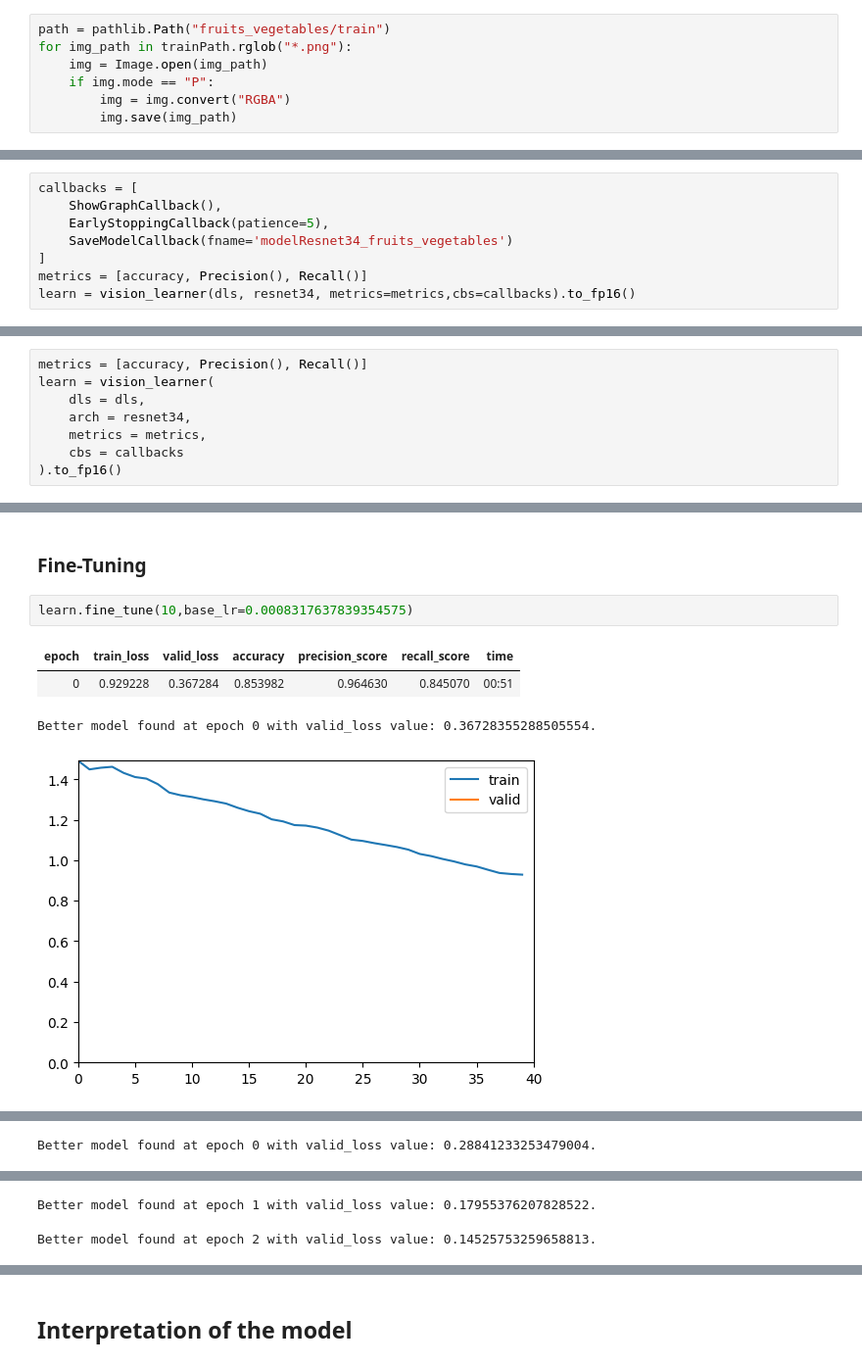
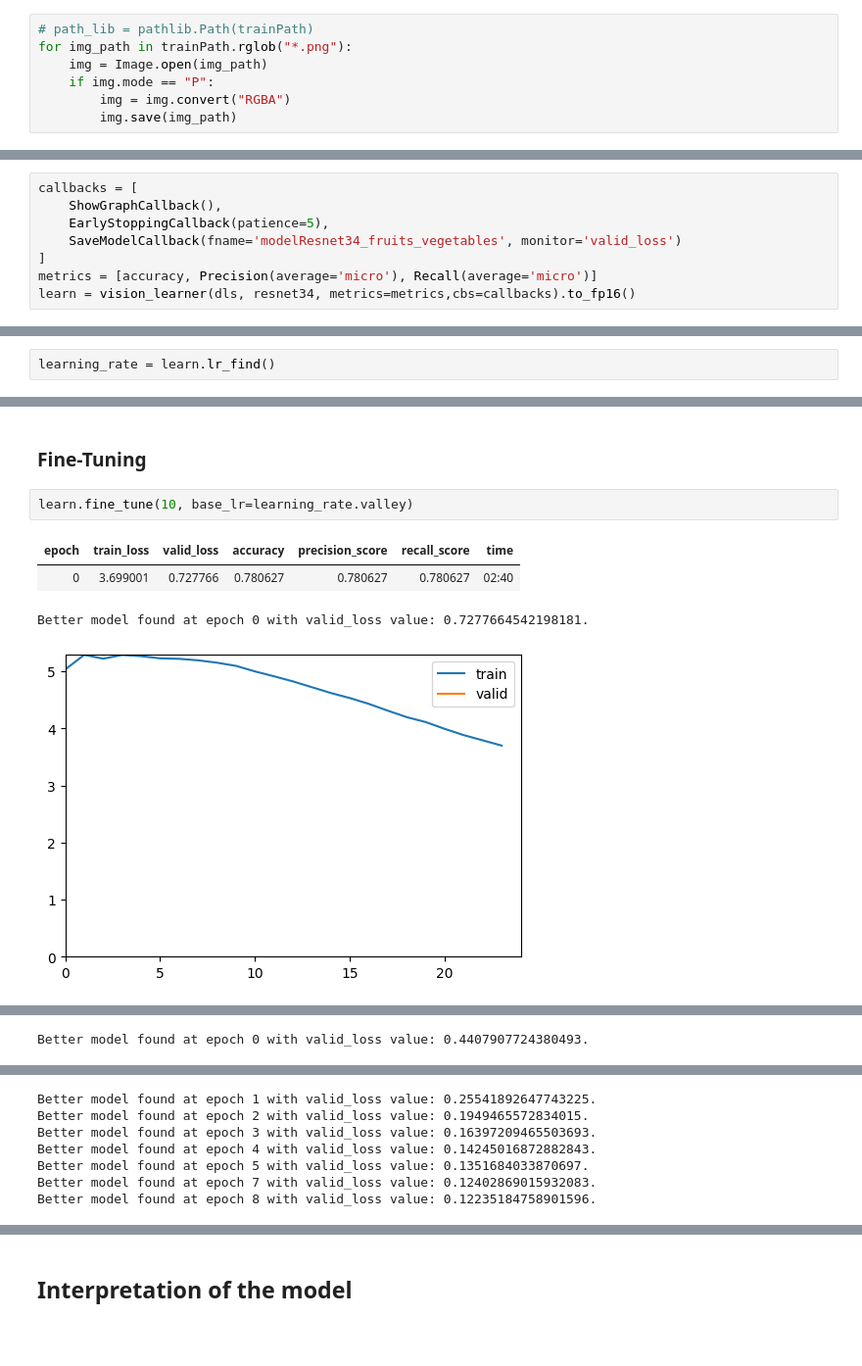
Before and after one commit to Elina-Filatova/image-classifier-deep-learning, a Jupyter notebook: training_model.ipynb, the cells around one changed output, grey strips where cells are left out. Shown at 98% size. Cells and saved outputs as stored; diff of their text form; blank space fills up the shorter version.

Commit message:
training model, evaluation, uploaded model on hugging face

```diff
--- a/training_model.ipynb
+++ b/training_model.ipynb
@@ -66,7 +63,7 @@ validatePath = path/'validation'
 # %% [markdown]
 ### Datablock
 # %%
-path = pathlib.Path("fruits_vegetables/train")
+# path_lib = pathlib.Path(trainPath)
 for img_path in trainPath.rglob("*.png"):
     img = Image.open(img_path)
     if img.mode == "P":
@@ -98,7 +95,7 @@ dls.show_batch()
 callbacks = [
     ShowGraphCallback(),
     EarlyStoppingCallback(patience=5),
-    SaveModelCallback(fname='modelResnet34_fruits_vegetables')
+    SaveModelCallback(fname='modelResnet34_fruits_vegetables', monitor='valid_loss')
 ]
-metrics = [accuracy, Precision(), Recall()]
+metrics = [accuracy, Precision(average='micro'), Recall(average='micro')]
 learn = vision_learner(dls, resnet34, metrics=metrics,cbs=callbacks).to_fp16()
@@ -105,12 +104,4 @@ learn = vision_learner(dls, resnet34, metrics=metrics,cbs=callbacks).to_fp16()
 # %% [markdown]
 ### Building the model
-# %%
-metrics = [accuracy, Precision(), Recall()]
-learn = vision_learner(
-    dls = dls,
-    arch = resnet34,
-    metrics = metrics,
-    cbs = callbacks
-).to_fp16()
 # %% [markdown]
 ### Learning Rate Finder
@@ -124,0 +108,2 @@ Learning Rate Finder
+# %%
+learning_rate = learn.lr_find()
@@ -125,10 +113,10 @@ Learning Rate Finder
 # %% [markdown]
 ### Fine-Tuning
 # %%
-learn.fine_tune(10,base_lr=0.0008317637839354575)
+learn.fine_tune(10, base_lr=learning_rate.valley)
 # %% [output]
 | epoch | train_loss | valid_loss | accuracy | precision_score | recall_score | time |
-| 0 | 0.929228 | 0.367284 | 0.853982 | 0.964630 | 0.845070 | 00:51 |
+| 0 | 3.699001 | 0.727766 | 0.780627 | 0.780627 | 0.780627 | 02:40 |
-Better model found at epoch 0 with valid_loss value: 0.36728355288505554.
+Better model found at epoch 0 with valid_loss value: 0.7277664542198181.
-[figure, old version]
+[figure, new version]
 | epoch | train_loss | valid_loss | accuracy | precision_score | recall_score | time |
@@ -145 +133 @@ Better model found at epoch 0 with valid_loss value: 0.36728355288505554.
-Better model found at epoch 0 with valid_loss value: 0.28841233253479004.
+Better model found at epoch 0 with valid_loss value: 0.4407907724380493.
@@ -147,2 +135,7 @@ Better model found at epoch 0 with valid_loss value: 0.28841233253479004.
-Better model found at epoch 1 with valid_loss value: 0.17955376207828522.
+Better model found at epoch 1 with valid_loss value: 0.25541892647743225.
+Better model found at epoch 2 with valid_loss value: 0.1949465572834015.
+Better model found at epoch 3 with valid_loss value: 0.16397209465503693.
+Better model found at epoch 4 with valid_loss value: 0.14245016872882843.
+Better model found at epoch 5 with valid_loss value: 0.1351684033870697.
+Better model found at epoch 7 with valid_loss value: 0.12402869015932083.
+Better model found at epoch 8 with valid_loss value: 0.12235184758901596.
-Better model found at epoch 2 with valid_loss value: 0.14525753259658813.
```
Also changed, not shown: parts of 27 cells of this notebook.
